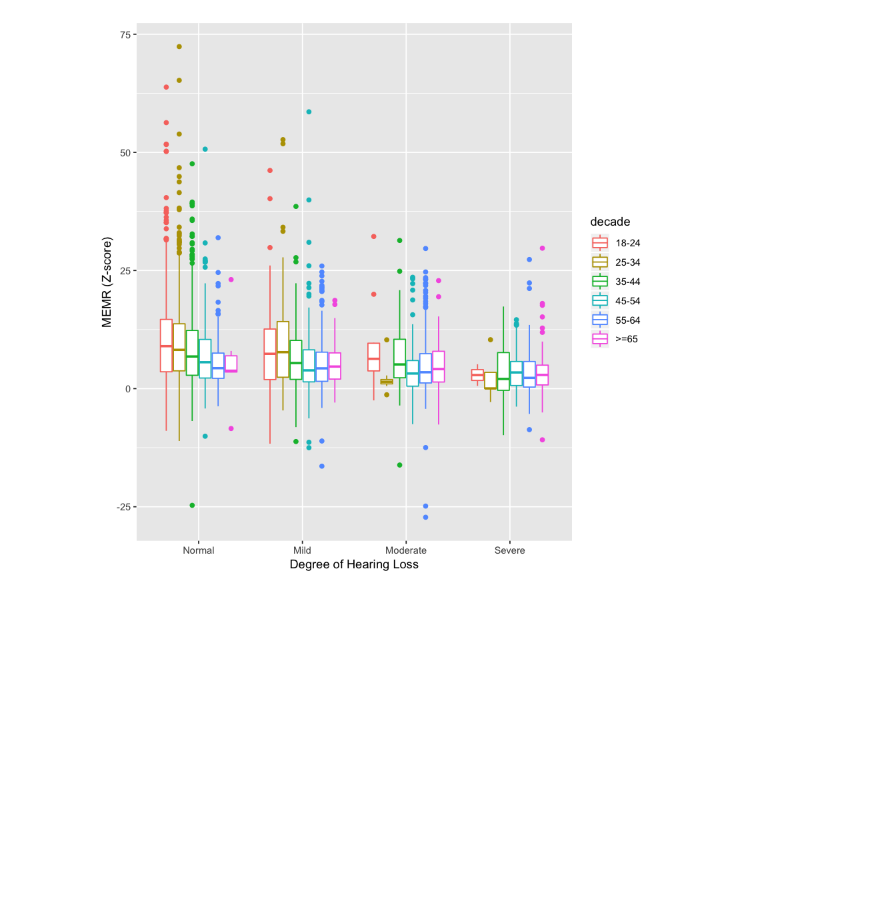
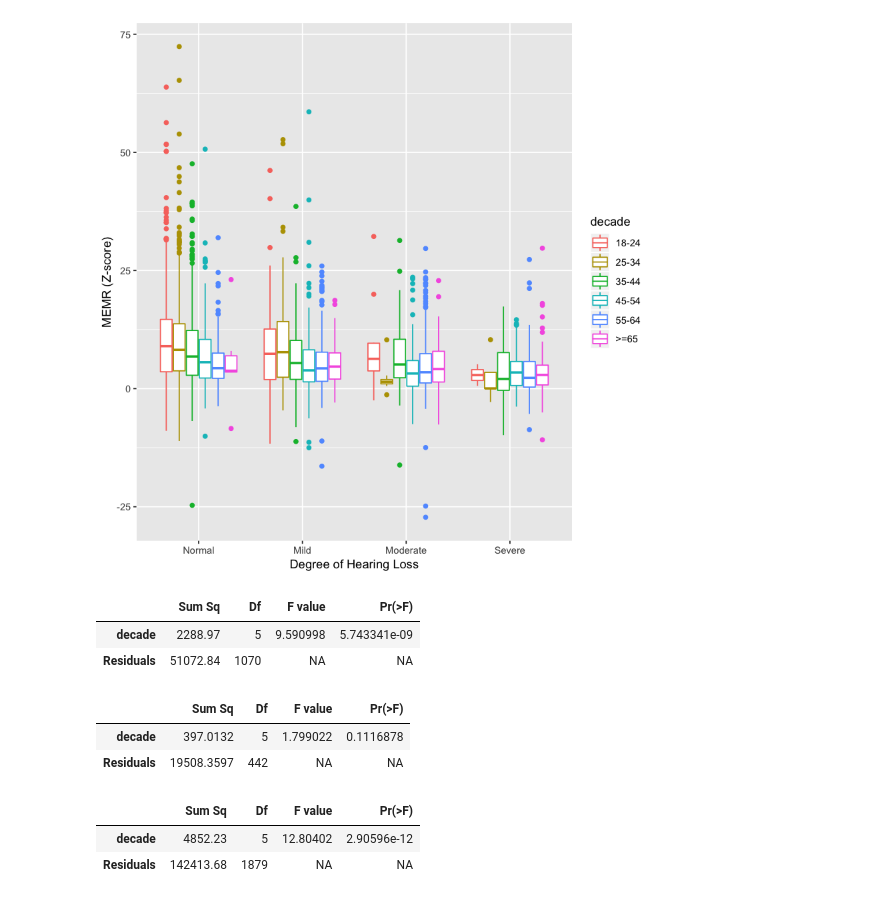
Before and after one commit to haribharadwaj/notebooks, a Jupyter notebook: STATS/NHANES_2011_2012_BasicStats.ipynb, the cells around one changed output. Drawn from its saved outputs; the diff is of its cells as text; code cells hidden in the pictures; blank space fills up the shorter version.

Commit message:
Adding HLdegree specific stats

```diff
--- a/STATS/NHANES_2011_2012_BasicStats.ipynb
+++ b/STATS/NHANES_2011_2012_BasicStats.ipynb
@@ -111,3 +111,11 @@ p + xlab('Degree of Hearing Loss') + ylab('MEMR (Z-score)')
 Warning message:
 “Removed 78 rows containing non-finite values (stat_boxplot).”
 [figure]
+# %%
+m_mild <- lm(zmemr ~ decade, data=dat[dat$HLdegree=='Mild',])
+# %%
+Anova(m_mild)
+# %% [output]
+|  | Sum Sq | Df | F value | Pr(>F) |
+| decade | 2288.97 | 5 | 9.590998 | 5.743341e-09 |
+| Residuals | 51072.84 | 1070 | NA | NA |
@@ -113,0 +124,6 @@ Warning message:
+# %%
+Anova(m_moderate)
+# %% [output]
+|  | Sum Sq | Df | F value | Pr(>F) |
+| decade | 397.0132 | 5 | 1.799022 | 0.1116878 |
+| Residuals | 19508.3597 | 442 | NA | NA |
@@ -113,0 +132,6 @@ Warning message:
+# %%
+Anova(m_normal)
+# %% [output]
+|  | Sum Sq | Df | F value | Pr(>F) |
+| decade | 4852.23 | 5 | 12.80402 | 2.90596e-12 |
+| Residuals | 142413.68 | 1879 | NA | NA |
```
Also changed, not shown: parts of 4 cells of this notebook.
